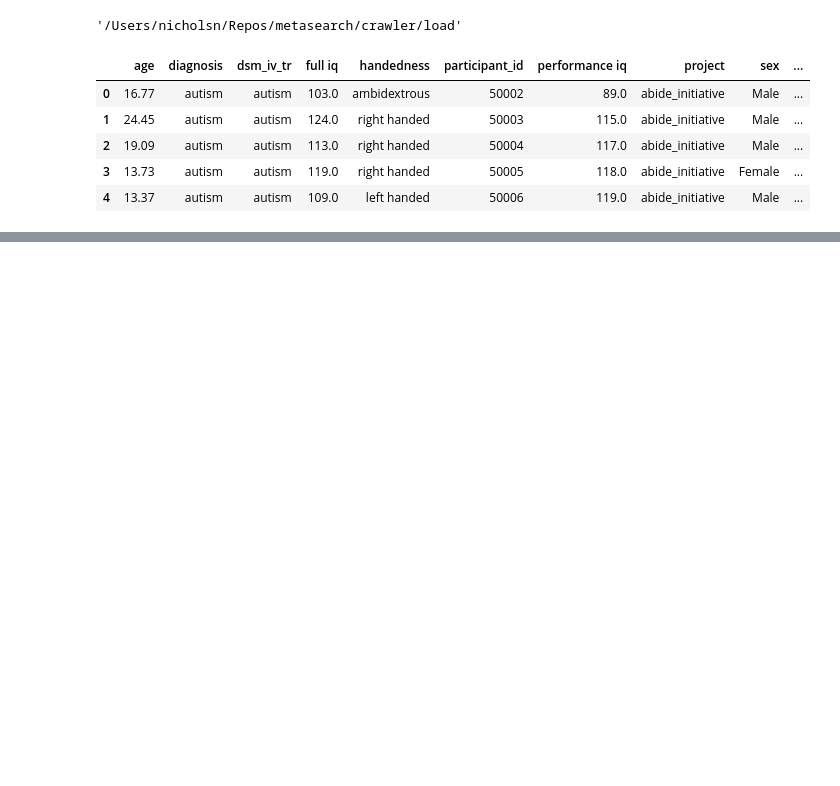
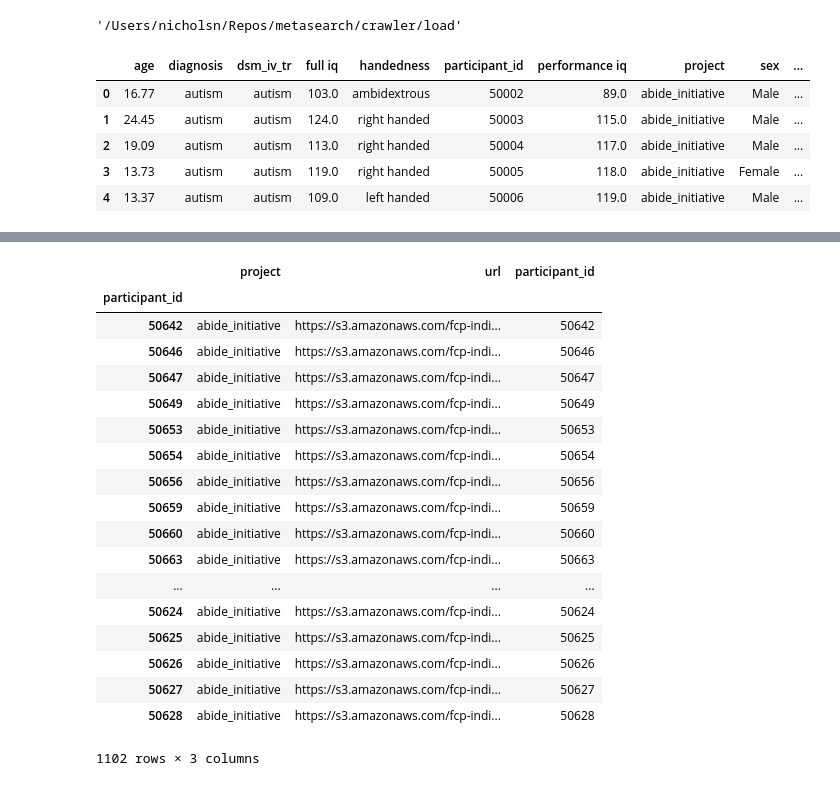
Before and after one commit to OpenNeuroLab/metasearch, a Jupyter notebook: crawler/load/Load.ipynb, the cells around one changed output, grey strips where cells are left out. Drawn from its saved outputs; the diff is of its cells as text; code cells hidden in the pictures; blank space fills up the shorter version.

```diff
--- a/crawler/load/Load.ipynb
+++ b/crawler/load/Load.ipynb
@@ -44,0 +73,9 @@ df.l
+# %%
+abide_list = abide_anat.url.str.split('/')
+# %%
+def get_abide_sub(x):
+    try:
+        return x[9]
+    except:
+        return None
+abide_sub = abide_list.apply(get_abide_sub)
@@ -44,0 +121,22 @@ df.l
+# %%
+anat
+# %% [output]
+|  | project | url | participant_id |
+| participant_id |  |  |  |
+| 50642 | abide_initiative | https://s3.amazonaws.com/fcp-indi... | 50642 |
+| 50646 | abide_initiative | https://s3.amazonaws.com/fcp-indi... | 50646 |
+| 50647 | abide_initiative | https://s3.amazonaws.com/fcp-indi... | 50647 |
+| 50649 | abide_initiative | https://s3.amazonaws.com/fcp-indi... | 50649 |
+| 50653 | abide_initiative | https://s3.amazonaws.com/fcp-indi... | 50653 |
+| 50654 | abide_initiative | https://s3.amazonaws.com/fcp-indi... | 50654 |
+| 50656 | abide_initiative | https://s3.amazonaws.com/fcp-indi... | 50656 |
+| 50659 | abide_initiative | https://s3.amazonaws.com/fcp-indi... | 50659 |
+| 50660 | abide_initiative | https://s3.amazonaws.com/fcp-indi... | 50660 |
+| 50663 | abide_initiative | https://s3.amazonaws.com/fcp-indi... | 50663 |
+| ... | ... | ... | ... |
+| 50624 | abide_initiative | https://s3.amazonaws.com/fcp-indi... | 50624 |
+| 50625 | abide_initiative | https://s3.amazonaws.com/fcp-indi... | 50625 |
+| 50626 | abide_initiative | https://s3.amazonaws.com/fcp-indi... | 50626 |
+| 50627 | abide_initiative | https://s3.amazonaws.com/fcp-indi... | 50627 |
+| 50628 | abide_initiative | https://s3.amazonaws.com/fcp-indi... | 50628 |
+1102 rows × 3 columns
```
Also changed, not shown: parts of 19 cells of this notebook, 2 other files.
